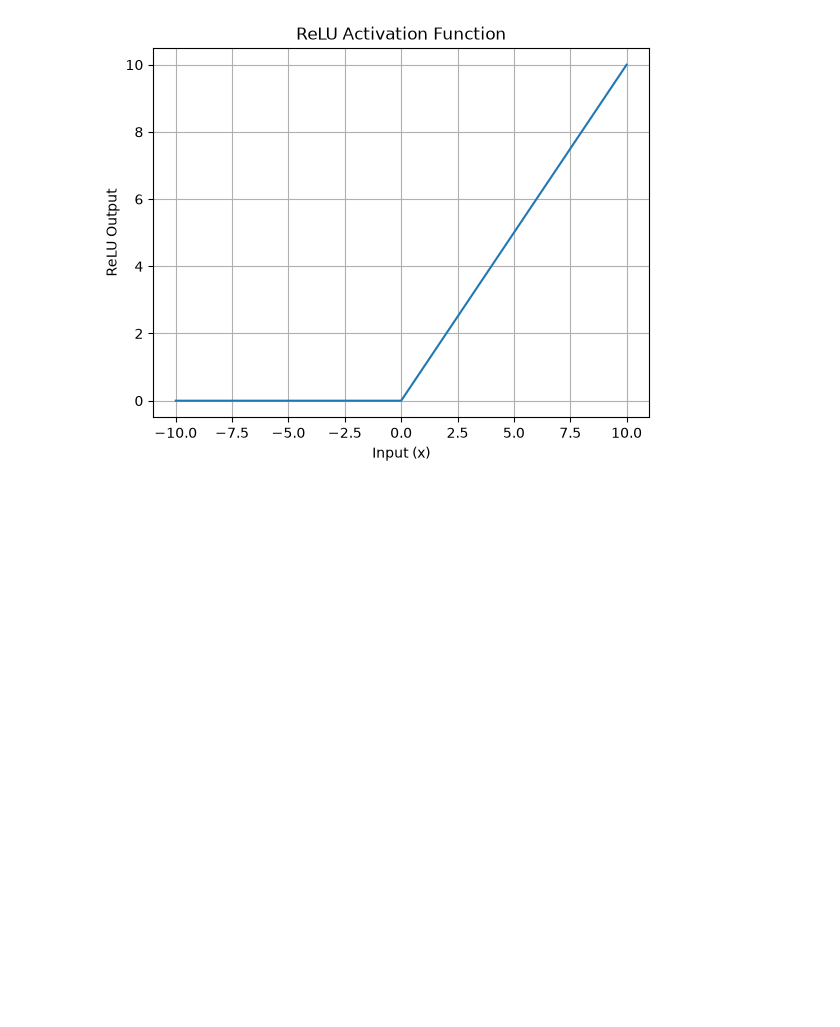
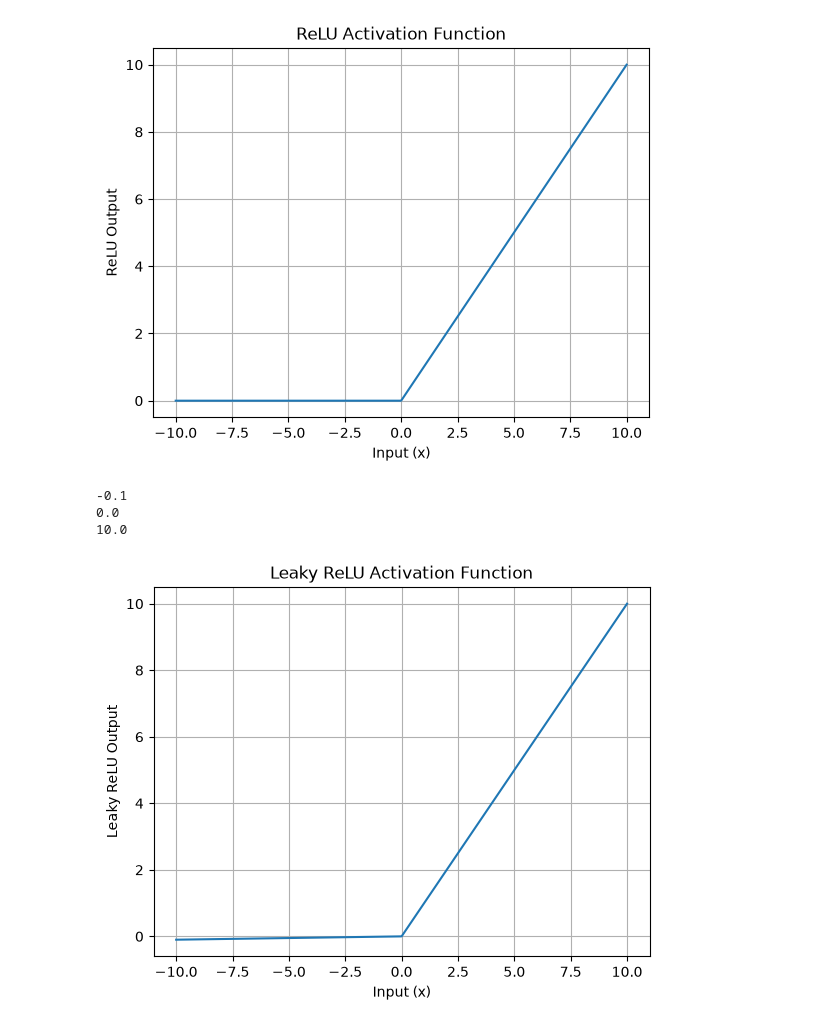
Before and after one commit to iammuhammadhassan/Deep-Learning, a Jupyter notebook: activation_functions.ipynb, the cells around one changed output. Drawn from its saved outputs; the diff is of its cells as text; code cells hidden in the pictures; blank space fills up the shorter version.

Commit message:
leaky relu

```diff
--- a/activation_functions.ipynb
+++ b/activation_functions.ipynb
@@ -75,3 +75,25 @@ plt.grid(True)
 plt.show()
 # %% [output]
 [figure]
+# %%
+def leaky_relu(x, alpha=0.01):
+    return np.where(x > 0, x, alpha * x)
+# %%
+print(leaky_relu(-10))
+print(leaky_relu(0))
+print(leaky_relu(10))
+# %% [output]
+-0.1
+0.0
+10.0
+# %%
+plt.plot(x, leaky_relu(x))
+
+plt.xlabel("Input (x)")
+plt.ylabel("Leaky ReLU Output")
+plt.title("Leaky ReLU Activation Function")
+
+plt.grid(True)
+plt.show()
+# %% [output]
+[figure, added]
```
